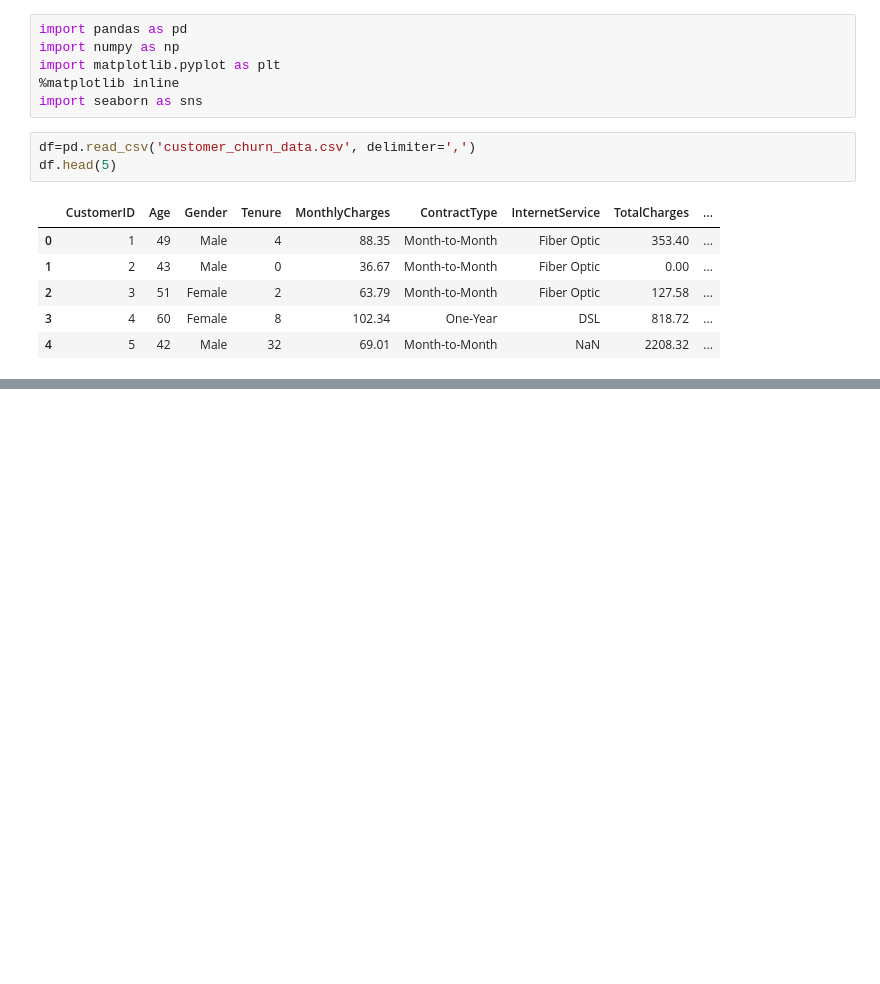
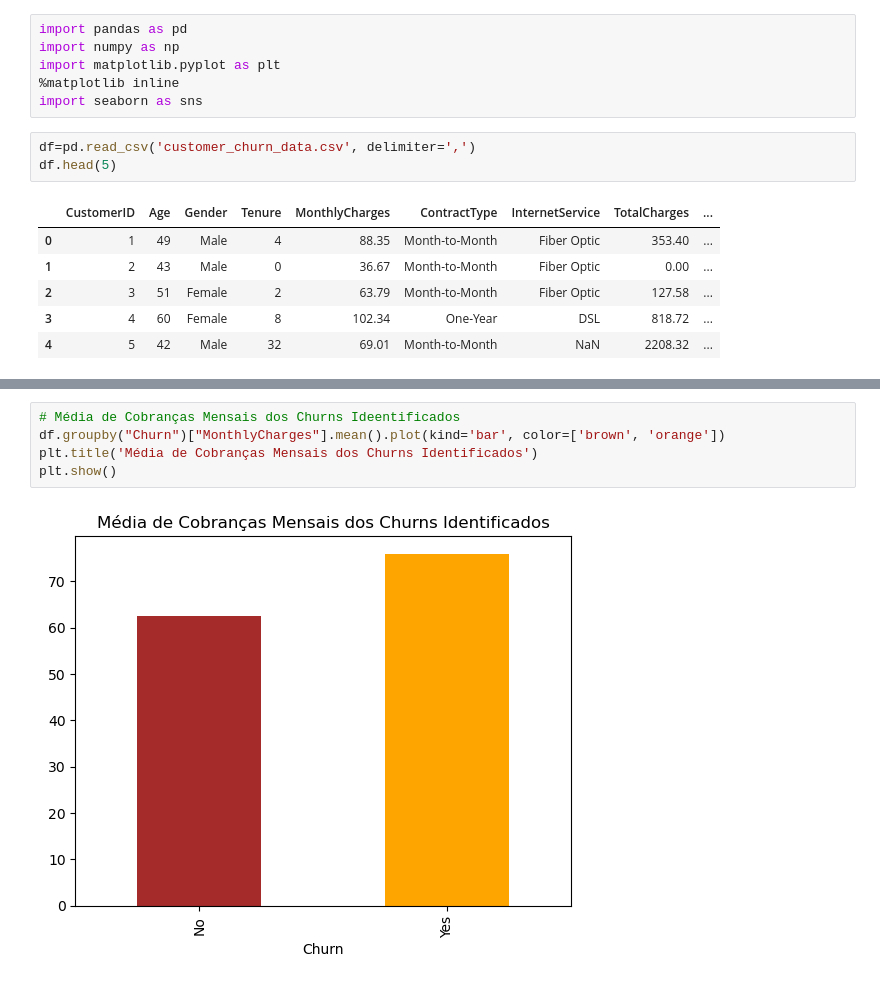
Before and after one commit to FurtunatoTitoDev/Churn-Prediction, a Jupyter notebook: index.ipynb, the cells around one changed output, grey strips where cells are left out. Cells and saved outputs as stored; diff of their text form; blank space fills up the shorter version.

```diff
--- a/index.ipynb
+++ b/index.ipynb
@@ -16,0 +144,7 @@ df.head(5)
+# %%
+# Média de Cobranças Mensais dos Churns Ideentificados
+df.groupby("Churn")["MonthlyCharges"].mean().plot(kind='bar', color=['brown', 'orange'])
+plt.title('Média de Cobranças Mensais dos Churns Identificados')
+plt.show()
+# %% [output]
+[figure, added]
```
Also changed, not shown: parts of 31 cells of this notebook.
